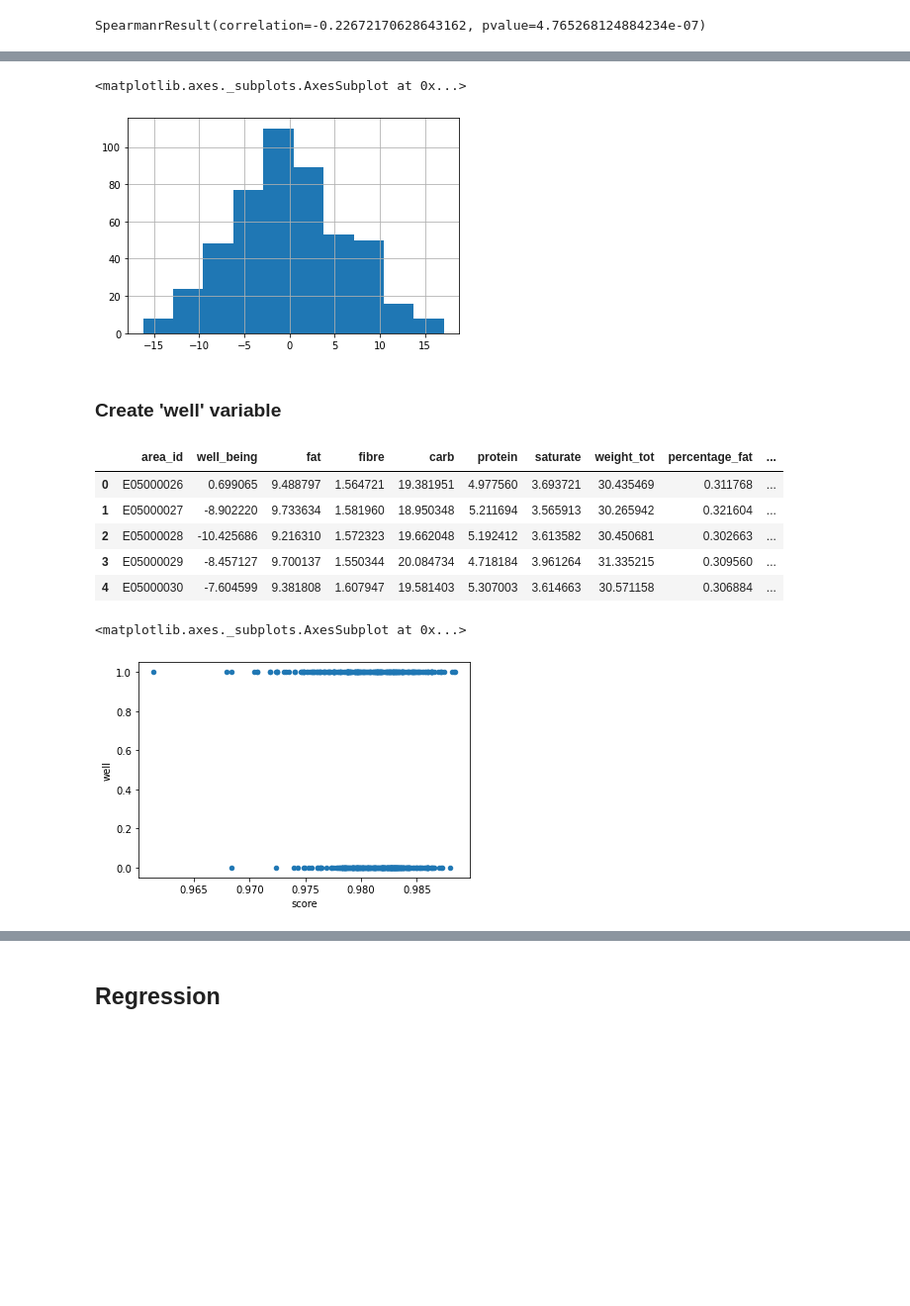
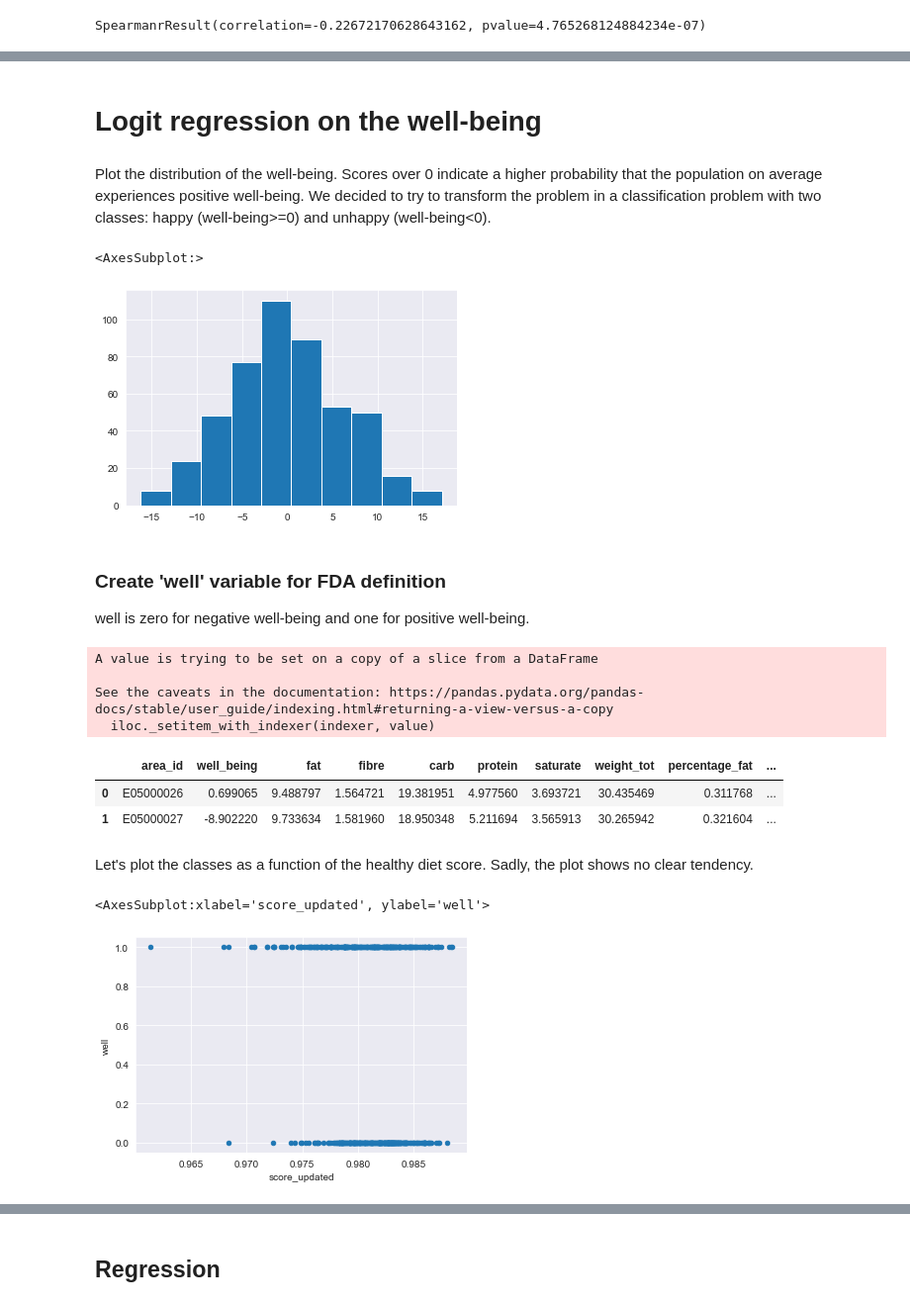
Before and after one commit to epfl-ada/ada-2020-project-milestone-p3-p3_improvise-adapt-overcome, a Jupyter notebook: p4_milestone2_well2.ipynb, the cells around one changed output, grey strips where cells are left out. Shown at 99% size. Cells and saved outputs as stored; diff of their text form; code cells hidden in the pictures; blank space fills up the shorter version.

```diff
--- a/p4_milestone2_well2.ipynb
+++ b/p4_milestone2_well2.ipynb
@@ -147,11 +158,17 @@ df.head()
 # %%
 spearman_nutrients = {}
+spearman_nutrients_plot = {}
 spearman_weight = {}
+spearman_weight_plot = {}
 spearman_energy = {}
+spearman_energy_plot = {}
 
 for nutrient in nutrients:
     spearman_nutrients[nutrient] = stats.spearmanr(df["percentage_%s"%nutrient],df['well_being'])
+    spearman_nutrients_plot[nutrient] = spearman_nutrients[nutrient].correlation
     spearman_weight[nutrient] = stats.spearmanr(df["%s"%nutrient],df['well_being'])
+    spearman_weight_plot[nutrient] = spearman_weight[nutrient].correlation
     spearman_energy[nutrient] = stats.spearmanr(df["energy_%s"%nutrient],df['well_being'])
+    spearman_energy_plot[nutrient] = spearman_energy[nutrient].correlation
 
 spearman_entropy = stats.spearmanr(df["h_nutrients_calories_norm"],df['well_being'])
@@ -267,8 +345,13 @@ df_fda_percentage["weight_tot"] = df_fda.iloc[:,2:5].sum(axis=1)
 for nutrient in df_fda_percentage.columns[2:7]:
     df_fda_percentage["percentage_%s"%nutrient] = df_fda_percentage["%s"%nutrient] / df_fda_percentage["weight_tot"]
 # %%
-df_fda_percentage.loc[:,"score"] =0
+df_fda_percentage.loc[:,"score_updated"] = 0
+df_fda_percentage.loc[:,"score_old"] = 0
+
 for nutrient in  df_fda_percentage.columns[2:7]:
-    df_fda_percentage["score"] += (df_fda_percentage["percentage_%s"%nutrient] - foods_fda_updated[nutrient])**2
-    df_fda_percentage["score"] = 1 - df_fda_percentage["score"]
+    df_fda_percentage["score_updated"] += (df_fda_percentage["percentage_%s"%nutrient] - foods_fda_updated[nutrient])**2
+    df_fda_percentage["score_updated"] = 1 - df_fda_percentage["score_updated"]
+
+    df_fda_percentage["score_old"] += (df_fda_percentage["percentage_%s"%nutrient] - foods_fda_old[nutrient])**2
+    df_fda_percentage["score_old"] = 1 - df_fda_percentage["score_old"]
 # %%
@@ -283,26 +393,35 @@ df_fda_percentage.head()
+# %% [markdown]
+# Logit regression on the well-being
+# %% [markdown]
+Plot the distribution of the well-being. Scores over 0 indicate a higher probability that the population on average experiences positive well-being. We decided to try to transform the problem in a classification problem with two classes: happy (well-being>=0) and unhappy (well-being<0).
 # %%
 df_fda_percentage["well_being"].hist()
 # %% [output]
-<matplotlib.axes._subplots.AxesSubplot at 0x...>
+<AxesSubplot:>
-[figure, old version]
+[figure, new version]
-# %% [markdown]
-### Create 'well' variable
+# %% [markdown]
+### Create 'well' variable for FDA definition
+well is zero for negative well-being and one for positive well-being.
 # %%
-#Create a column if well_being > 0 --> 1
+# Create the column in the FDA DataFrame
 df_fda_wellness = df_fda_percentage.copy()
 df_fda_wellness["well"] = 0
 df_fda_wellness["well"].loc[df_fda_percentage['well_being'] > 0] = 1
+# %% [output]
+A value is trying to be set on a copy of a slice from a DataFrame
+
+See the caveats in the documentation: https://pandas.pydata.org/pandas-docs/stable/user_guide/indexing.html#returning-a-view-versus-a-copy
+  iloc._setitem_with_indexer(indexer, value)
 # %%
-df_fda_wellness.head()
+df_fda_wellness.head(2)
 # %% [output]
 |  | area_id | well_being | fat | fibre | carb | protein | saturate | weight_tot | percentage_fat | ... |
 | 0 | E05000026 | 0.699065 | 9.488797 | 1.564721 | 19.381951 | 4.977560 | 3.693721 | 30.435469 | 0.311768 | ... |
 | 1 | E05000027 | -8.902220 | 9.733634 | 1.581960 | 18.950348 | 5.211694 | 3.565913 | 30.265942 | 0.321604 | ... |
-| 2 | E05000028 | -10.425686 | 9.216310 | 1.572323 | 19.662048 | 5.192412 | 3.613582 | 30.450681 | 0.302663 | ... |
-| 3 | E05000029 | -8.457127 | 9.700137 | 1.550344 | 20.084734 | 4.718184 | 3.961264 | 31.335215 | 0.309560 | ... |
-| 4 | E05000030 | -7.604599 | 9.381808 | 1.607947 | 19.581403 | 5.307003 | 3.614663 | 30.571158 | 0.306884 | ... |
+# %% [markdown]
+Let's plot the classes as a function of the healthy diet score. Sadly, the plot shows no clear tendency.
 # %%
-df_fda_wellness.plot(x='score', y='well', kind='scatter')
+df_fda_wellness.plot(x='score_updated', y='well', kind='scatter')
 # %% [output]
-<matplotlib.axes._subplots.AxesSubplot at 0x...>
+<AxesSubplot:xlabel='score_updated', ylabel='well'>
-[figure, old version]
+[figure, new version]
```
Also changed, not shown: parts of 59 cells of this notebook.
